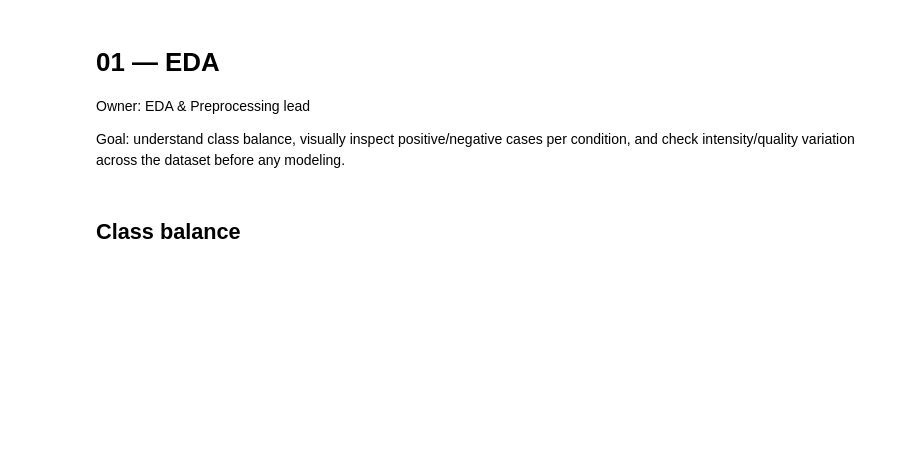
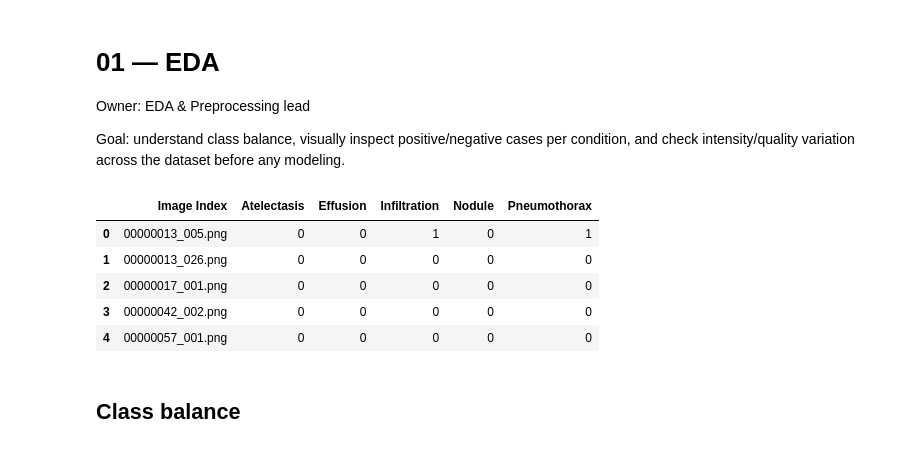
Before and after one commit to Abhinav-1952/XRAY-TEAM-REPO, a Jupyter notebook: code/notebooks/01_eda.ipynb, the cells around one changed output. Drawn from its saved outputs; the diff is of its cells as text; code cells hidden in the pictures; blank space fills up the shorter version.

```diff
--- a/code/notebooks/01_eda.ipynb
+++ b/code/notebooks/01_eda.ipynb
@@ -6,13 +6,20 @@ Goal: understand class balance, visually inspect positive/negative cases per con
 # %%
 import pandas as pd
 import numpy as np
 import matplotlib.pyplot as plt
 import cv2
 import os
 
-DATA_DIR = '../data'
+DATA_DIR = '../../data'
 labels = pd.read_csv(os.path.join(DATA_DIR, 'train_labels.csv'))
 labels.head()
+# %% [output]
+|  | Image Index | Atelectasis | Effusion | Infiltration | Nodule | Pneumothorax |
+| 0 | 00000013_005.png | 0 | 0 | 1 | 0 | 1 |
+| 1 | 00000013_026.png | 0 | 0 | 0 | 0 | 0 |
+| 2 | 00000017_001.png | 0 | 0 | 0 | 0 | 0 |
+| 3 | 00000042_002.png | 0 | 0 | 0 | 0 | 0 |
+| 4 | 00000057_001.png | 0 | 0 | 0 | 0 | 0 |
 # %% [markdown]
 ## Class balance
 # %%
```
Also changed, not shown: parts of 4 cells of this notebook.
